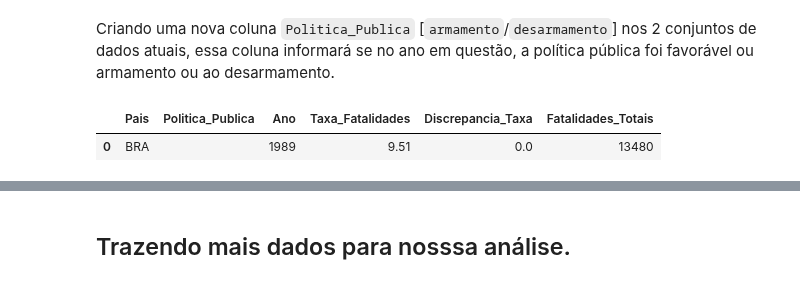
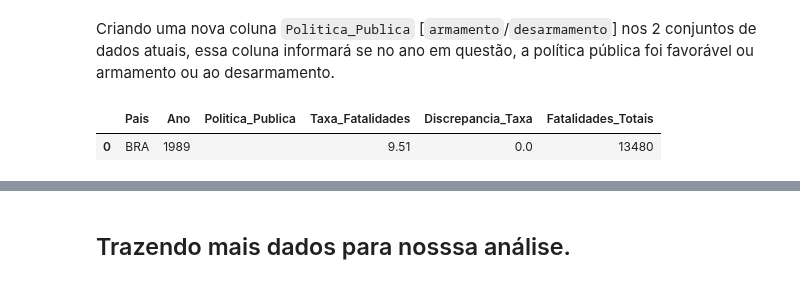
Before and after one commit to kauebr/Portifolio-Desarmamento-Brasil, a Jupyter notebook: Desarmamento Brasil.ipynb, the cells around one changed output, grey strips where cells are left out. Cells and saved outputs as stored; diff of their text form; code cells hidden in the pictures.

```diff
--- a/Desarmamento Brasil.ipynb
+++ b/Desarmamento Brasil.ipynb
@@ -327,11 +327,11 @@ df_UF['UF'].nunique()
 Criando uma nova coluna `Politica_Publica` [`armamento`/`desarmamento`] nos 2 conjuntos de dados atuais, essa coluna informará se no ano em questão, a política pública foi favorável ou armamento ou ao desarmamento.
 # %%
 # Inserindo uma coluna 'Discrepancia_Qtd_Total' ao data frame
-df.insert(1, 'Politica_Publica', '')
+df.insert(2, 'Politica_Publica', '')
 df.head(1)
 # %% [output]
-|  | Pais | Politica_Publica | Ano | Taxa_Fatalidades | Discrepancia_Taxa | Fatalidades_Totais |
-| 0 | BRA |  | 1989 | 9.51 | 0.0 | 13480 |
+|  | Pais | Ano | Politica_Publica | Taxa_Fatalidades | Discrepancia_Taxa | Fatalidades_Totais |
+| 0 | BRA | 1989 |  | 9.51 | 0.0 | 13480 |
 # %%
 # Preenchendo os dados
 for contador in range(0, len(df)): # Contador linha a linha
```
Also changed, not shown: parts of 10 cells of this notebook, 1 other file.
